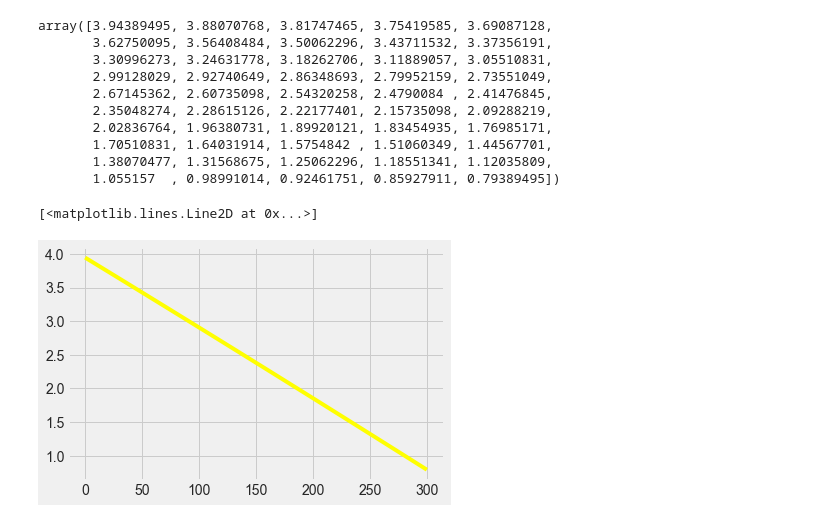
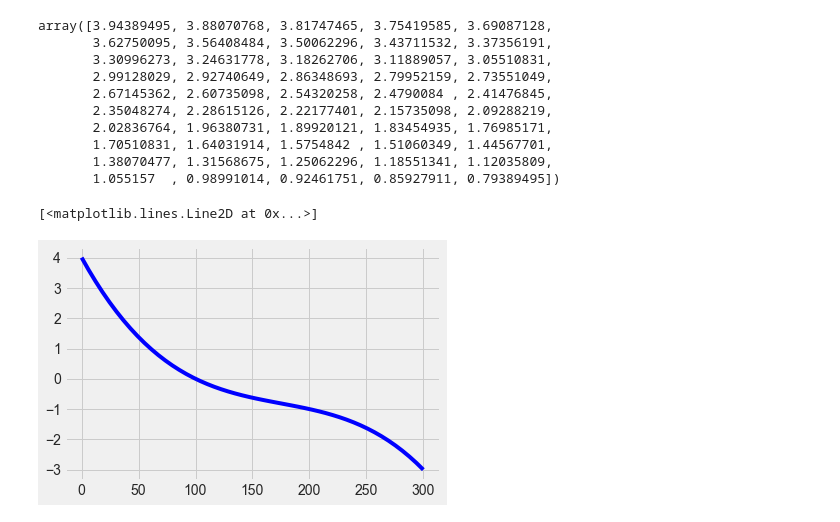
Before and after one commit to PrzemyslawSarnacki/AirQualityPrediction, a Jupyter notebook: well_being_analisys.ipynb, the cells around one changed output. Cells and saved outputs as stored; diff of their text form; code cells hidden in the pictures.

Commit message:
Changed least squares to scipy Univariate approximation

```diff
--- a/well_being_analisys.ipynb
+++ b/well_being_analisys.ipynb
@@ -150,7 +108,9 @@ array([3.94389495, 3.88070768, 3.81747465, 3.75419585, 3.69087128,
 # %%
 plt.style.use("fivethirtyeight")
 interval = np.linspace(x_arr[0], x_arr[-1])
-plt.plot(interval, leastsq(x_arr, future_expectations, 2), color="yellow")
+interpolation = scipy.interpolate.interp1d(x_arr, swb)
+spl = scipy.interpolate.UnivariateSpline(x_arr, swb)
+plt.plot(interval, spl(interval), color="blue")
 # %% [output]
 [<matplotlib.lines.Line2D at 0x...>]
-[figure, old version]
+[figure, new version]
```
Also changed, not shown: parts of 2 cells of this notebook.
